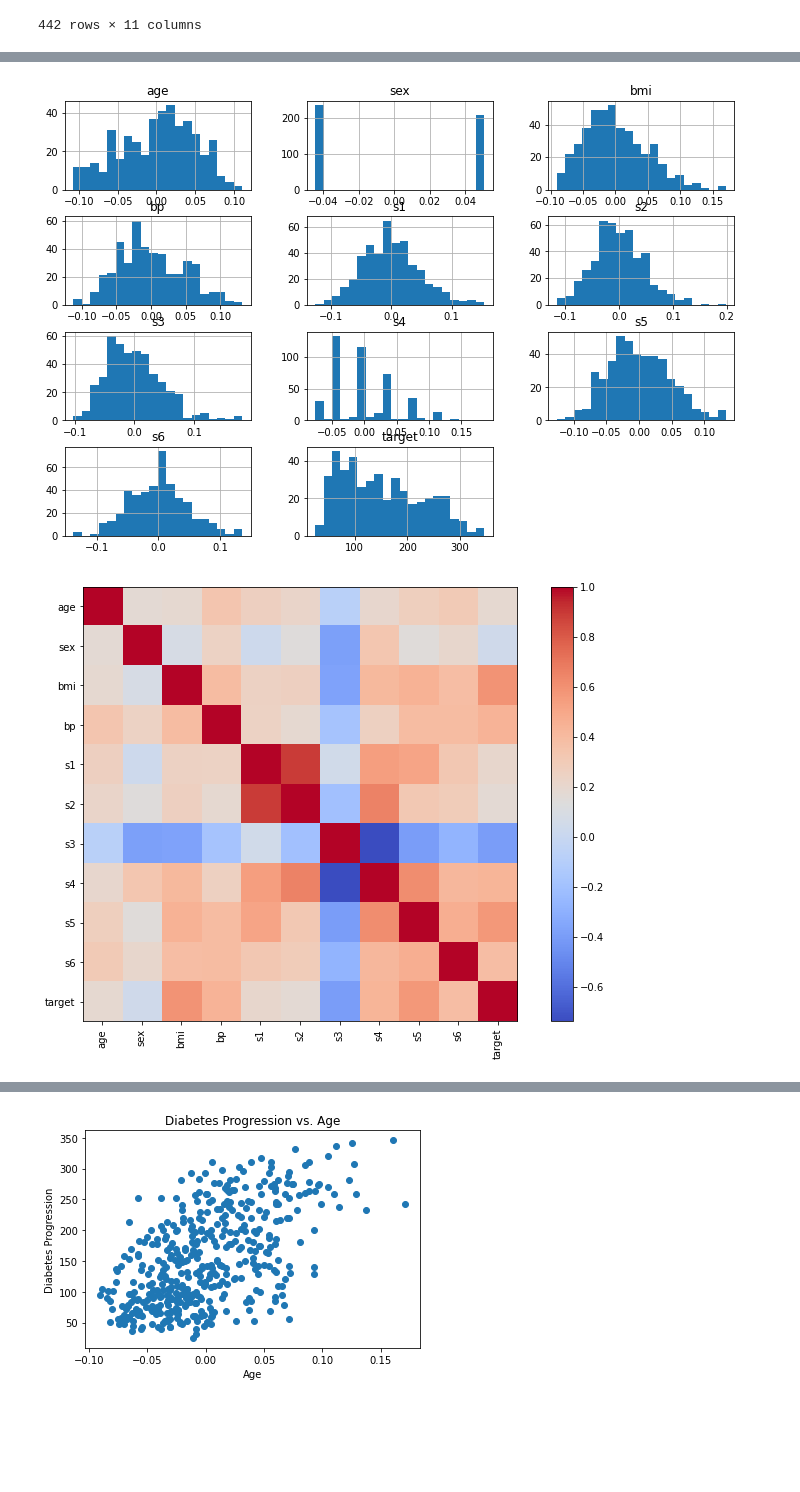
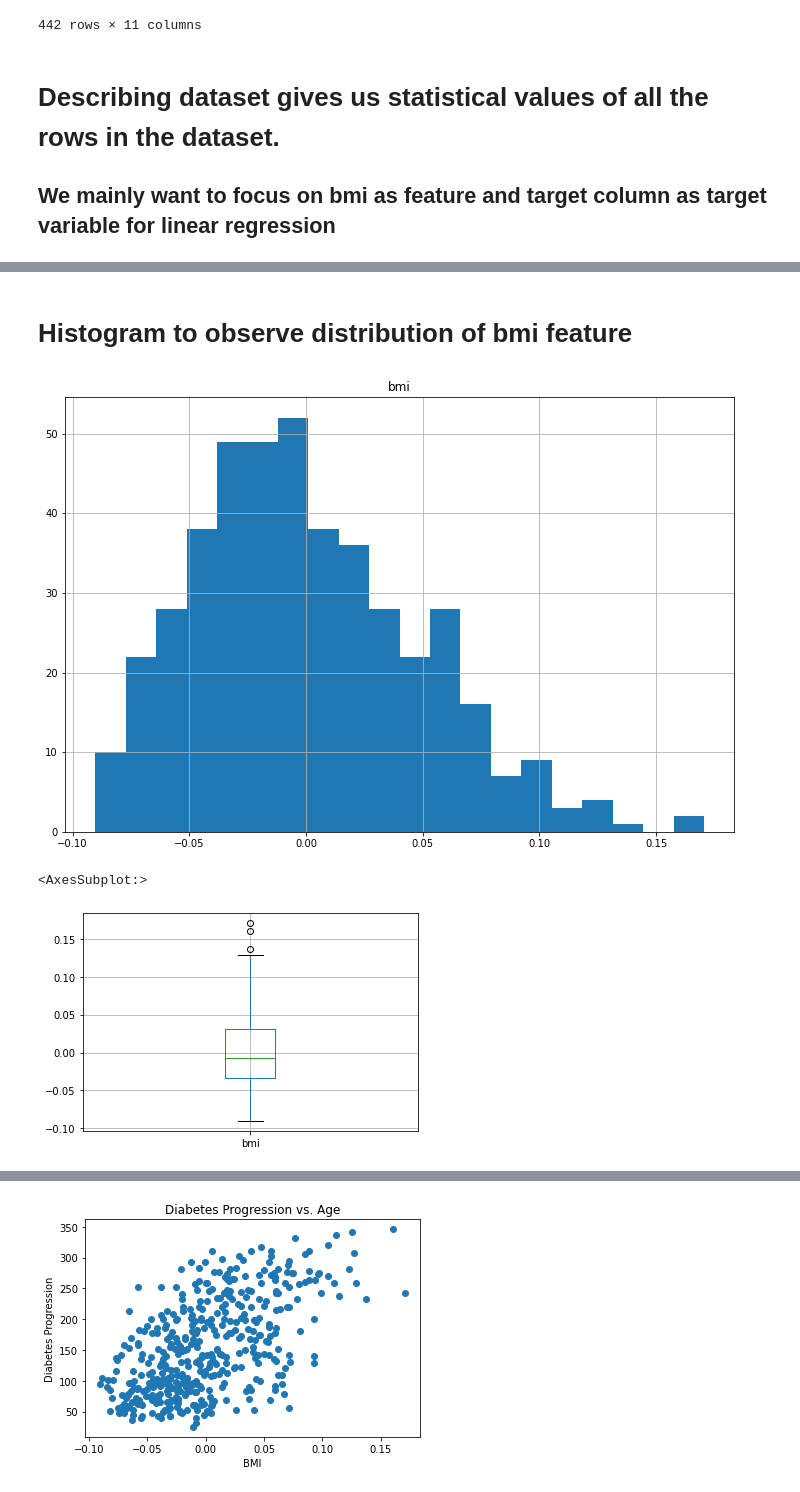
Before and after one commit to dhruvRj18/CSCN8010-lab-submissions, a Jupyter notebook: students_submissions/8681628/lab3.ipynb, the cells around one changed output, grey strips where cells are left out. Drawn from its saved outputs; the diff is of its cells as text; code cells hidden in the pictures; blank space fills up the shorter version.

```diff
--- a/students_submissions/8681628/lab3.ipynb
+++ b/students_submissions/8681628/lab3.ipynb
@@ -23,6 +25,9 @@ data
 | 440 | -0.045472 | -0.044642 | 0.039062 | 0.001215 | 0.016318 | 0.015283 | -0.028674 | 0.026560 | 0.044528 | -0.025930 | 220.0 |
 | 441 | -0.045472 | -0.044642 | -0.073030 | -0.081414 | 0.083740 | 0.027809 | 0.173816 | -0.039493 | -0.004220 | 0.003064 | 57.0 |
 442 rows × 11 columns
+# %% [markdown]
+# Describing dataset gives us statistical values of all the rows in the dataset.
+## We mainly want to focus on bmi as feature and target column as target variable for linear regression
 # %%
 data.describe()
 # %% [output]
@@ -35,18 +40,15 @@ data.describe()
 | 50% | 5.383060e-03 | -4.464164e-02 | -7.283766e-03 | -5.670611e-03 | -4.320866e-03 | -3.819065e-03 | -6.584468e-03 | -2.592262e-03 | -1.947634e-03 | -1.077698e-03 | 140.500000 |
 | 75% | 3.807591e-02 | 5.068012e-02 | 3.124802e-02 | 3.564384e-02 | 2.835801e-02 | 2.984439e-02 | 2.931150e-02 | 3.430886e-02 | 3.243323e-02 | 2.791705e-02 | 211.500000 |
 | max | 1.107267e-01 | 5.068012e-02 | 1.705552e-01 | 1.320442e-01 | 1.539137e-01 | 1.987880e-01 | 1.811791e-01 | 1.852344e-01 | 1.335990e-01 | 1.356118e-01 | 346.000000 |
+# %% [markdown]
+# Histogram to observe distribution of bmi feature
 # %%
-data.hist(bins=20, figsize=(12, 8))
+data.hist(column="bmi",bins=20, figsize=(12, 8))
 plt.show()
 # %% [output]
-[figure, old version]
+[figure, new version]
 # %%
-correlation_matrix = data.corr()
-plt.figure(figsize=(12, 8))
-plt.imshow(correlation_matrix, cmap='coolwarm', interpolation='none')
-plt.colorbar()
-plt.xticks(range(len(correlation_matrix)), correlation_matrix.columns, rotation=90)
-plt.yticks(range(len(correlation_matrix)), correlation_matrix.columns)
-plt.show()
+data.boxplot(column="bmi")
 # %% [output]
+<AxesSubplot:>
-[figure, old version]
+[figure, new version]
```
Also changed, not shown: parts of 14 cells of this notebook.
